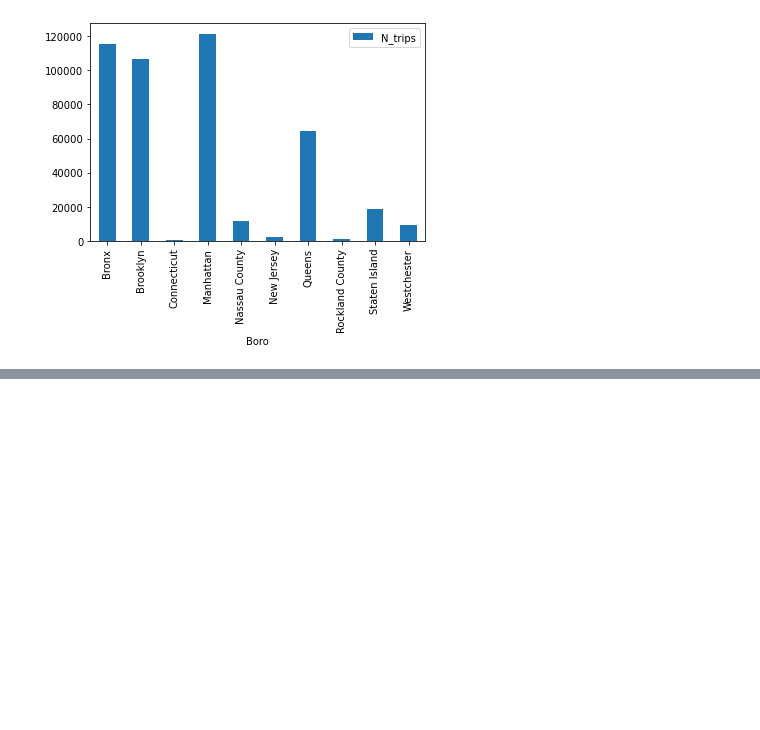
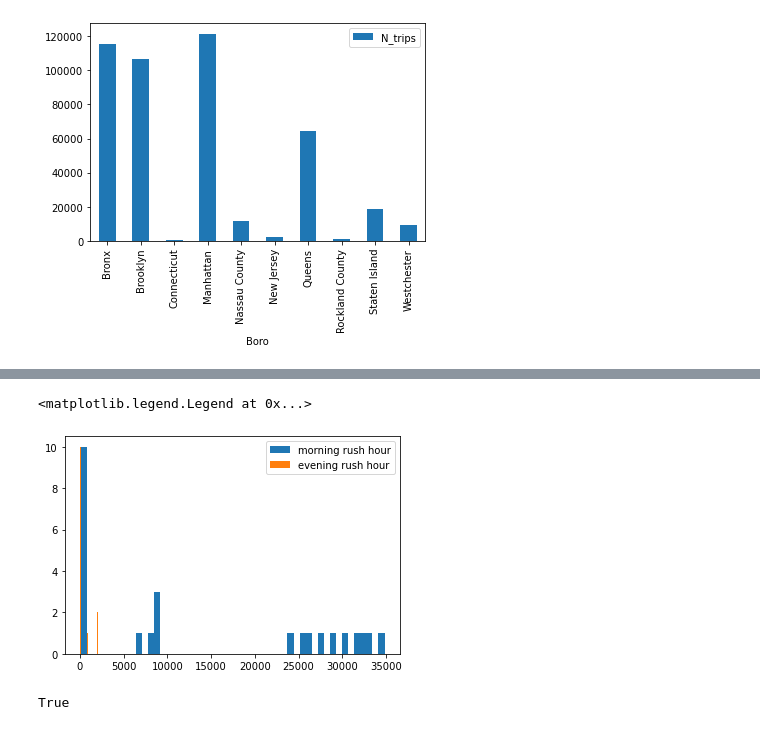
Before and after one commit to kylintq/Bus-breakdown, a Jupyter notebook: BUS data.ipynb, the cells around one changed output, grey strips where cells are left out. Cells and saved outputs as stored; diff of their text form; code cells hidden in the pictures; blank space fills up the shorter version.

```diff
--- a/BUS data.ipynb
+++ b/BUS data.ipynb
@@ -130,0 +301,7 @@ result
+# %%
+plt.hist(bus_hour[(bus_hour['hour']>=6)&(bus_hour['hour']<=10)]['N_trips'].values,bins=50,label='morning rush hour')
+plt.hist(bus_hour[(bus_hour['hour']>=16)&(bus_hour['hour']<=19)]['N_trips'].values,bins=50,label='evening rush hour')
+plt.legend()
+# %% [output]
+<matplotlib.legend.Legend at 0x...>
+[figure, added]
@@ -130,0 +310,4 @@ result
+# %%
+test[1]<0.05
+# %% [output]
+True
```
Also changed, not shown: parts of 27 cells of this notebook.
